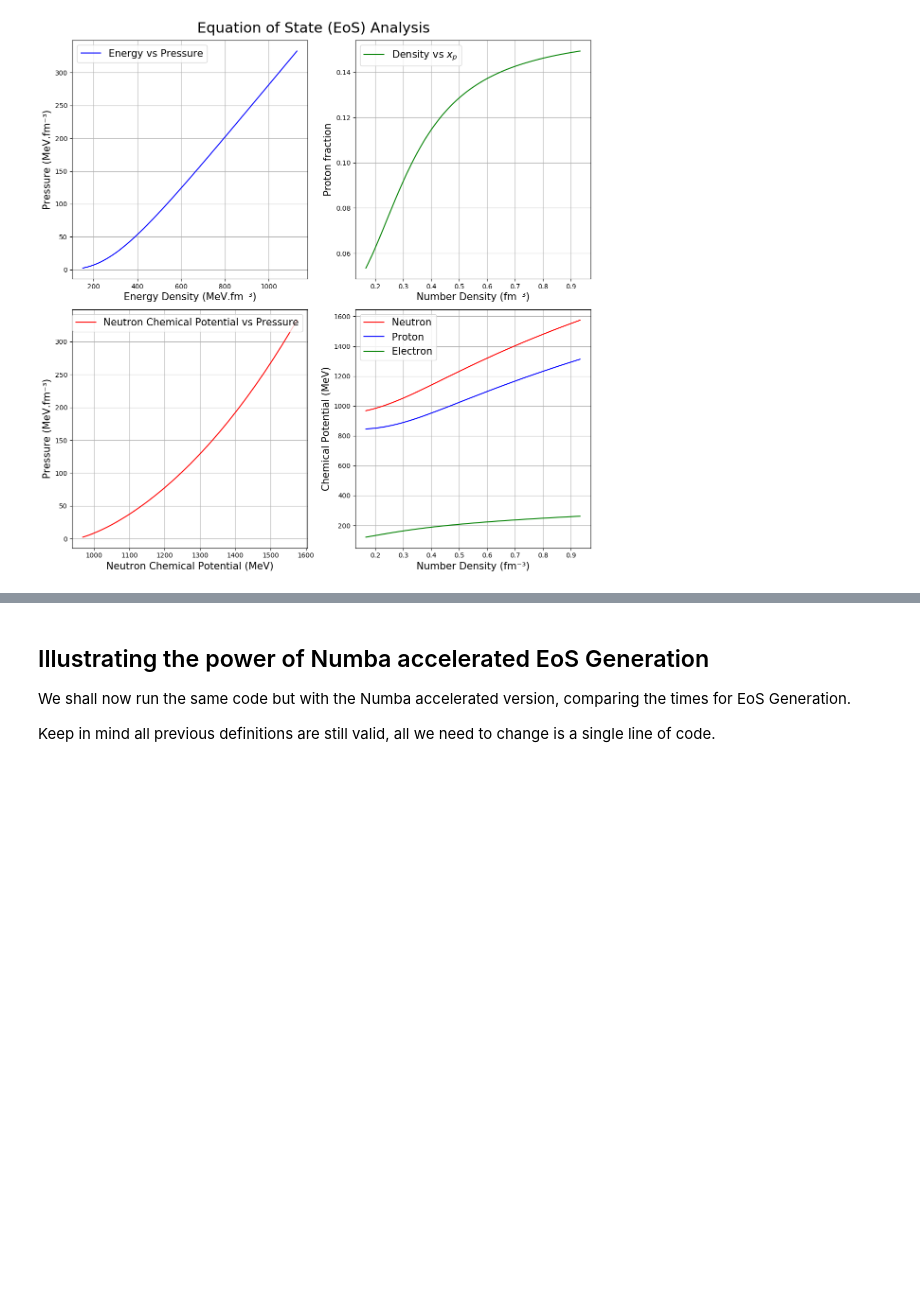
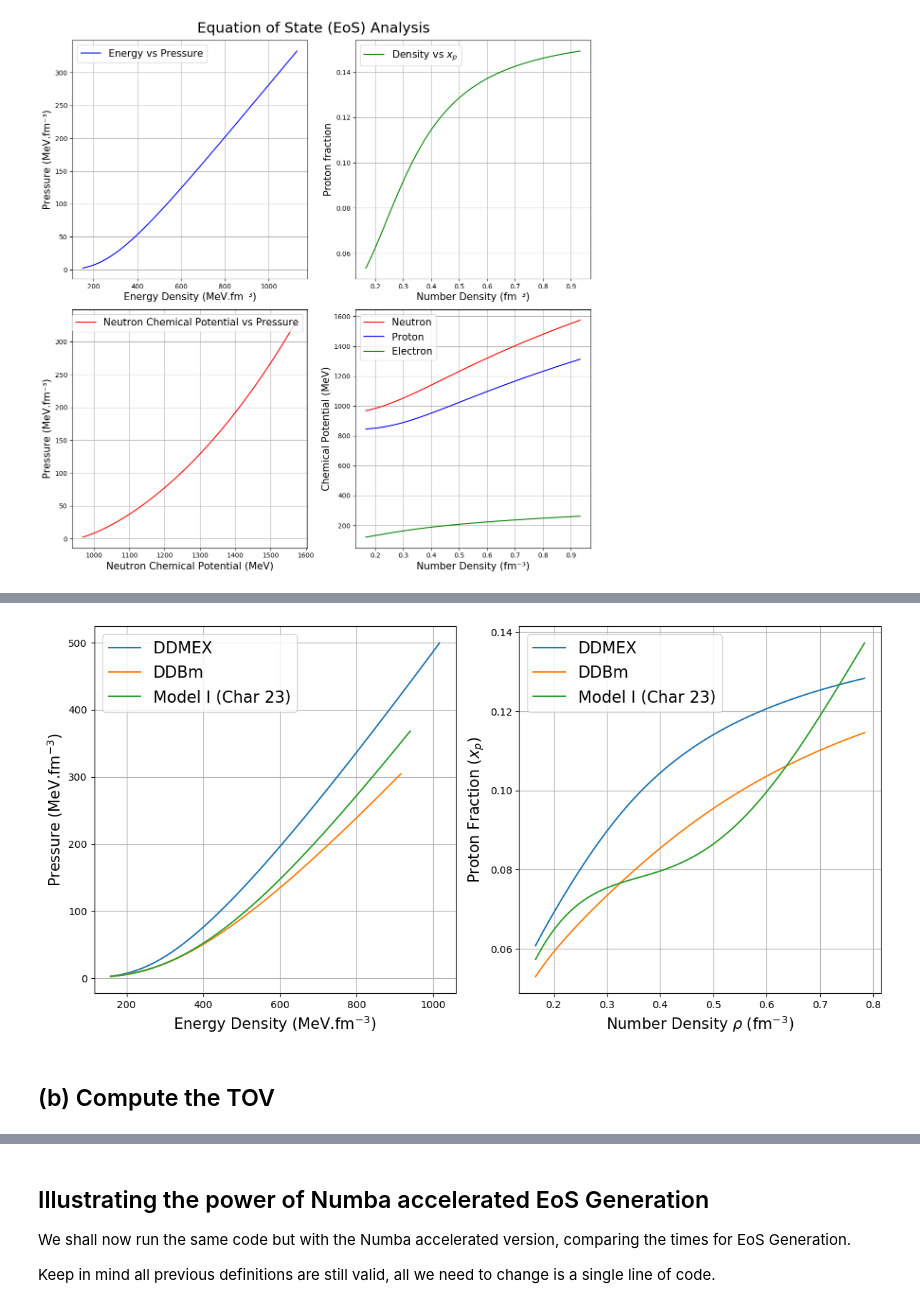
Before and after one commit to ChunHuangPhy/CompactOject, a Jupyter notebook: Test_Case/test_EOSgenerators.ipynb, the cells around one changed output, grey strips where cells are left out. Drawn from its saved outputs; the diff is of its cells as text; code cells hidden in the pictures; blank space fills up the shorter version.

```diff
--- a/Test_Case/test_EOSgenerators.ipynb
+++ b/Test_Case/test_EOSgenerators.ipynb
@@ -157,0 +241,45 @@ plt.show()
+# %%
+rho_DDMEX = EoS_DDMEX[0] # in fm-3
+e_DDMEX   = EoS_DDMEX[1]/(MeV*fm**(-3)) ## in MeV.fm-3
+p_DDMEX   = EoS_DDMEX[2]/(MeV*fm**(-3)) ## in MeV.fm-3
+xp_DDMEX  = EoS_DDMEX[3]  ## dimentionless
+
+rho_DDBm = EoS_DDBm[0] # in fm-3
+e_DDBm   = EoS_DDBm[1]/(MeV*fm**(-3)) ## in MeV.fm-3
+p_DDBm   = EoS_DDBm[2]/(MeV*fm**(-3)) ## in MeV.fm-3
+xp_DDBm  = EoS_DDBm[3]  ## dimentionless
+
+rho_char23 = EoS_Char23[0] # in fm-3
+e_char23   = EoS_Char23[1]/(MeV*fm**(-3)) ## in MeV.fm-3
+p_char23   = EoS_Char23[2]/(MeV*fm**(-3)) ## in MeV.fm-3
+xp_char23  = EoS_Char23[3]  ## dimentionless
+
+
+
+# Create a two-panel plot
+fig, (ax1, ax2) = plt.subplots(1, 2, figsize=(12, 6))
+
+# First panel: Energy density and Pressure vs Number density
+ax1.plot(e_DDMEX, p_DDMEX, label="DDMEX ")
+ax1.plot(e_DDBm, p_DDBm, label="DDBm")
+ax1.plot(e_char23, p_char23, label="Model I (Char 23)")
+ax1.set_xlabel(r"Energy Density (MeV.fm$^{-3}$)", fontsize=15)
+ax1.set_ylabel(r"Pressure (MeV.fm$^{-3}$)", fontsize=15)
+ax1.legend(fontsize=16)
+ax1.grid(True)
+
+# Second panel: Proton fraction vs Number density
+ax2.plot(rho_DDMEX, xp_DDMEX, label="DDMEX")
+ax2.plot(rho_DDBm, xp_DDBm, label="DDBm")
+ax2.plot(rho_char23, xp_char23, label="Model I (Char 23)")
+ax2.set_xlabel(r"Number Density $\rho$ (fm$^{-3}$)", fontsize=15)
+ax2.set_ylabel(r"Proton Fraction ($x_p$)", fontsize=15)
+ax2.legend(fontsize=16)
+ax2.grid(True)
+
+plt.tight_layout()
+plt.show()
+# %% [output]
+[figure, added]
+# %% [markdown]
+## (b) Compute the TOV
```
Also changed, not shown: parts of 11 cells of this notebook.
